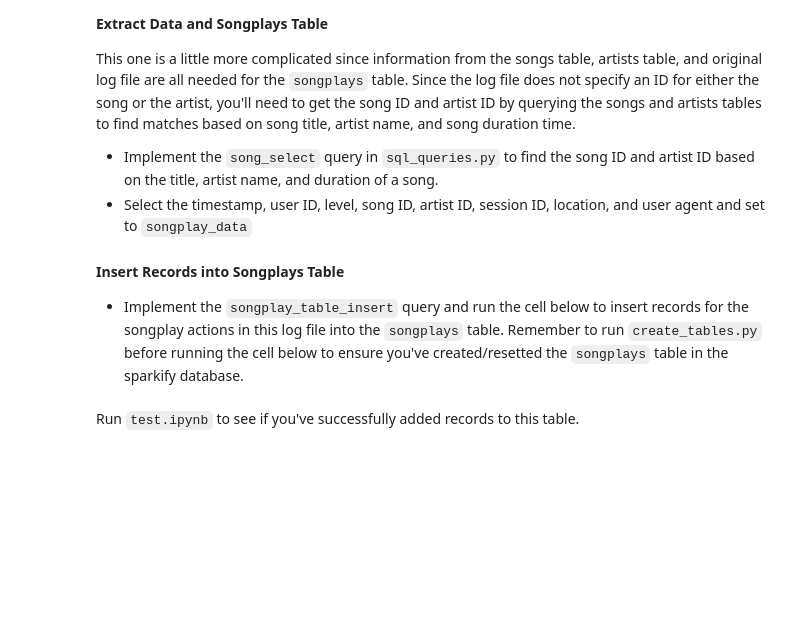
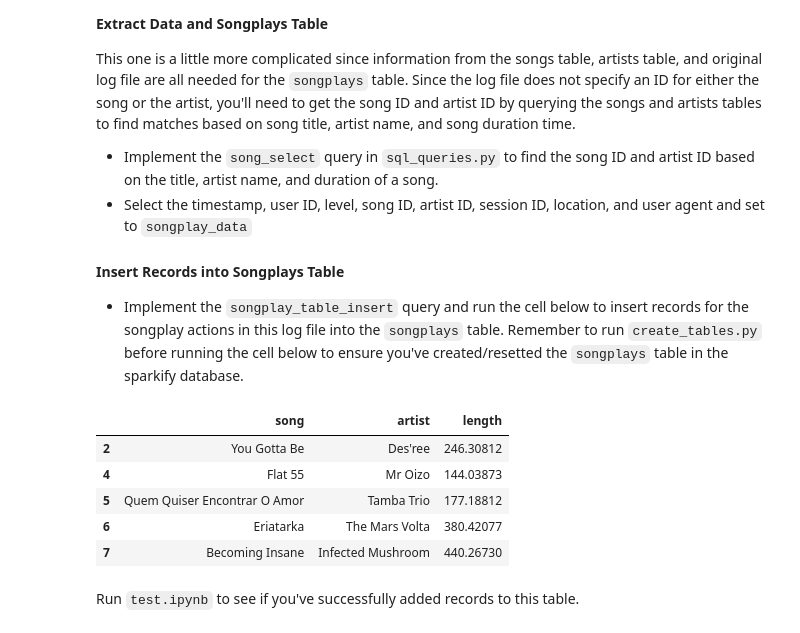
Before and after one commit to akkuplus/DatEng1, a Jupyter notebook: etl.ipynb, the cells around one changed output. Saved outputs shown, nothing was run; the diff lists cells and outputs as text; code cells hidden in the pictures; blank space fills up the shorter version.

```diff
--- a/etl.ipynb
+++ b/etl.ipynb
@@ -169,6 +288,15 @@ This one is a little more complicated since information from the songs table, ar
 
 #### Insert Records into Songplays Table
 - Implement the `songplay_table_insert` query and run the cell below to insert records for the songplay actions in this log file into the `songplays` table. Remember to run `create_tables.py` before running the cell below to ensure you've created/resetted the `songplays` table in the sparkify database.
+# %%
+df.loc[:,["song", "artist", "length"]].head()
+# %% [output]
+|  | song | artist | length |
+| 2 | You Gotta Be | Des'ree | 246.30812 |
+| 4 | Flat 55 | Mr Oizo | 144.03873 |
+| 5 | Quem Quiser Encontrar O Amor | Tamba Trio | 177.18812 |
+| 6 | Eriatarka | The Mars Volta | 380.42077 |
+| 7 | Becoming Insane | Infected Mushroom | 440.26730 |
 # %%
 for index, row in df.iterrows():
 
```
Also changed, not shown: parts of 34 cells of this notebook.
